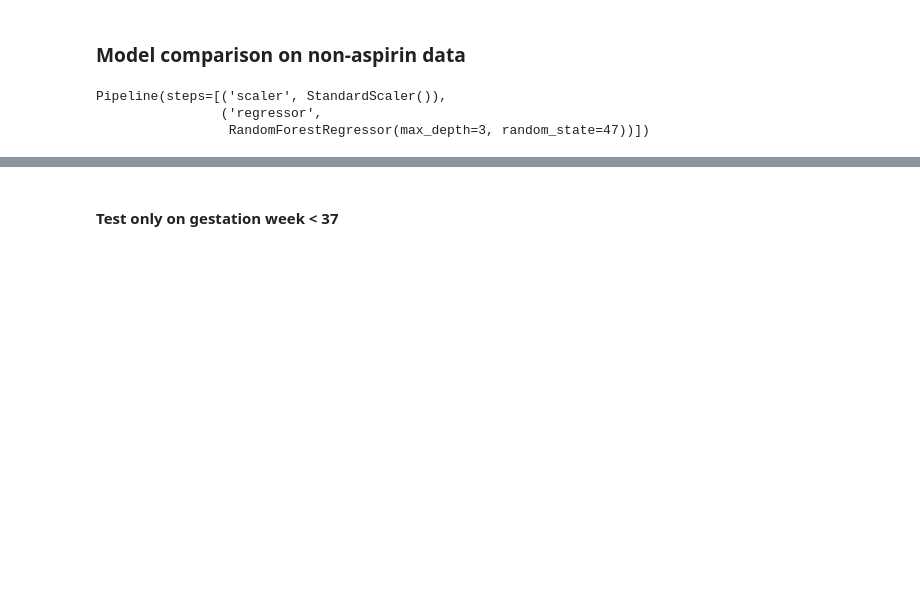
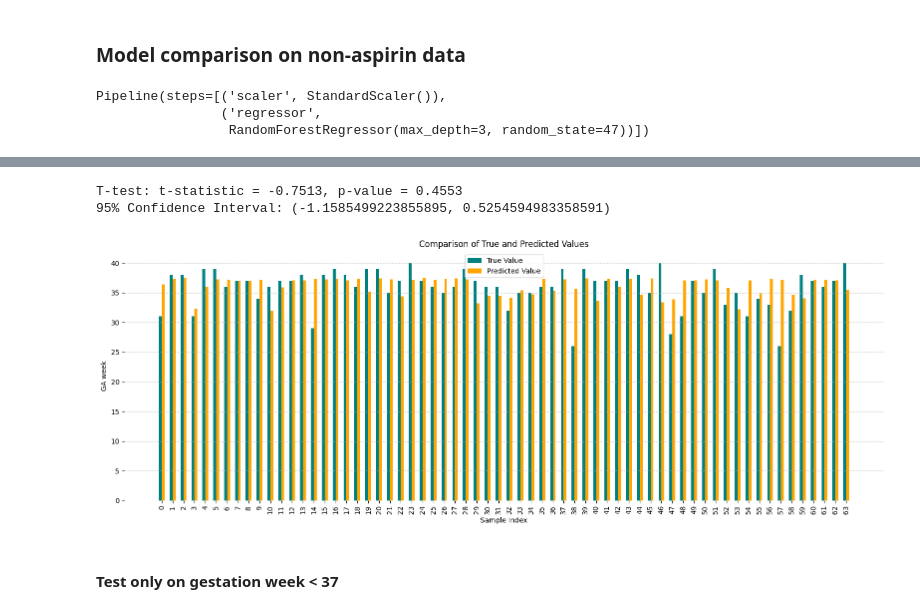
Before and after one commit to longna88/ga-shift-prediction, a Jupyter notebook: Shift_prediction.ipynb, the cells around one changed output, grey strips where cells are left out. Saved outputs shown, nothing was run; the diff lists cells and outputs as text; code cells hidden in the pictures; blank space fills up the shorter version.

Commit message:
add t-test and ci95

```diff
--- a/Shift_prediction.ipynb
+++ b/Shift_prediction.ipynb
@@ -134,7 +134,7 @@ for i, feature in enumerate(features):
     sns.boxplot(x='Intervention_code', y=feature, data=df, ax=axes[i])
     asa_group = df[df['Intervention_code'] == 1][feature]
     non_asa_group = df[df['Intervention_code'] == 0][feature]
-    t_stat, p_value = ttest_ind(asa_group, non_asa_group, equal_var=False)
+    t_stat, p_value = stats.ttest_ind(asa_group, non_asa_group, equal_var=False)
     axes[i].set_title(f'{feature} (p={p_value:.3f})')
     axes[i].spines['top'].set_visible(False)
     axes[i].spines['right'].set_visible(False)
@@ -304,7 +304,9 @@ params = {
         'regressor__min_samples_leaf': [1, 2, 4]
     }
 
-scores_rf, best_params_rf = get_best_params_reg(pipe_rf, params, X, y)
+# scores_rf, best_params_rf = get_best_params_reg(pipe_rf, params, X, y)
 
-print(best_params_rf)
-print_scores(scores_rf)
+# print(best_params_rf)
+# print_scores(scores_rf)
+
+best_params_rf = {'regressor__max_depth': 3, 'regressor__min_samples_leaf': 1, 'regressor__min_samples_split': 2, 'regressor__n_estimators': 100}
@@ -368,3 +417,9 @@ Mean squared error: 11.285061905585568
+# %%
+analyze_predictions(y_non_asa, y_pred_non_asa)
+# %% [output]
+T-test: t-statistic = -0.7513, p-value = 0.4553
+95% Confidence Interval: (-1.1585499223855895, 0.5254594983358591)
+[figure, added]
 # %% [markdown]
 #### Test only on gestation week < 37
 # %%
```
Also changed, not shown: parts of 9 cells of this notebook.
